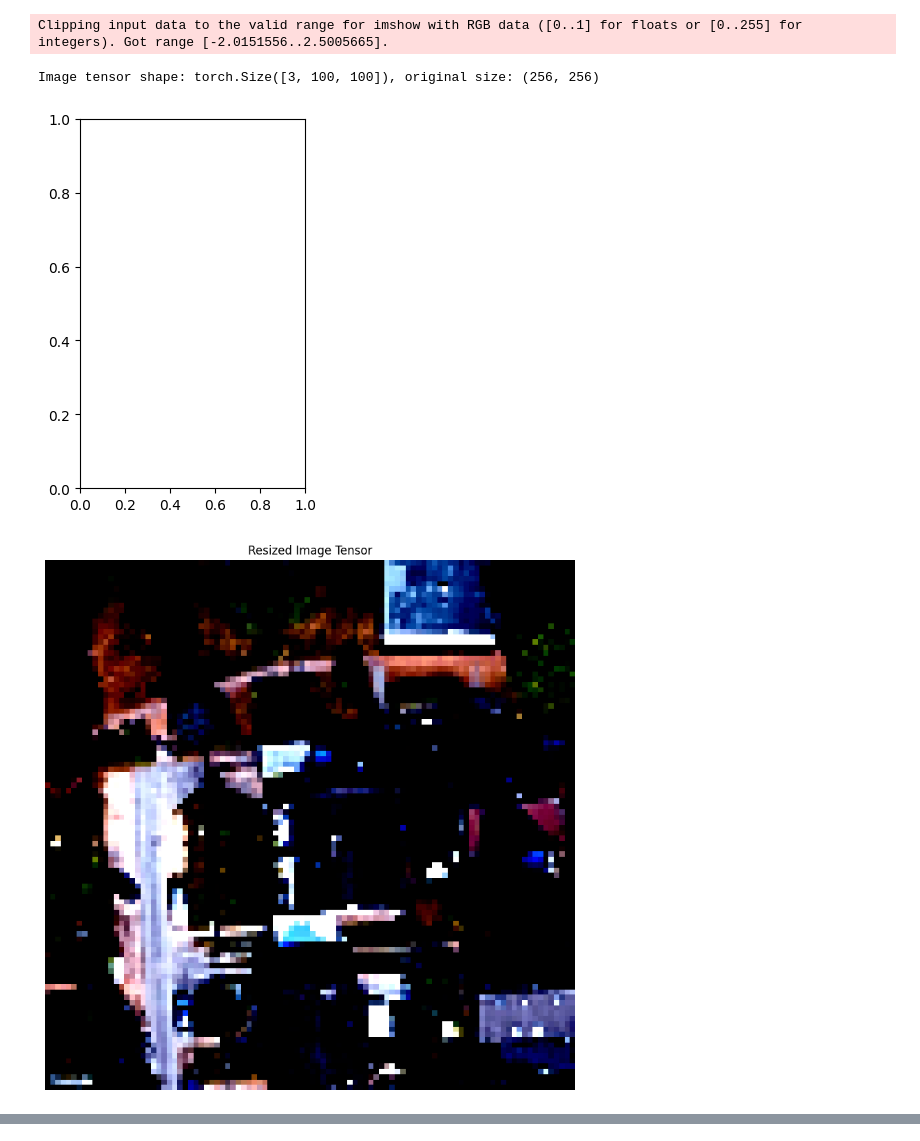
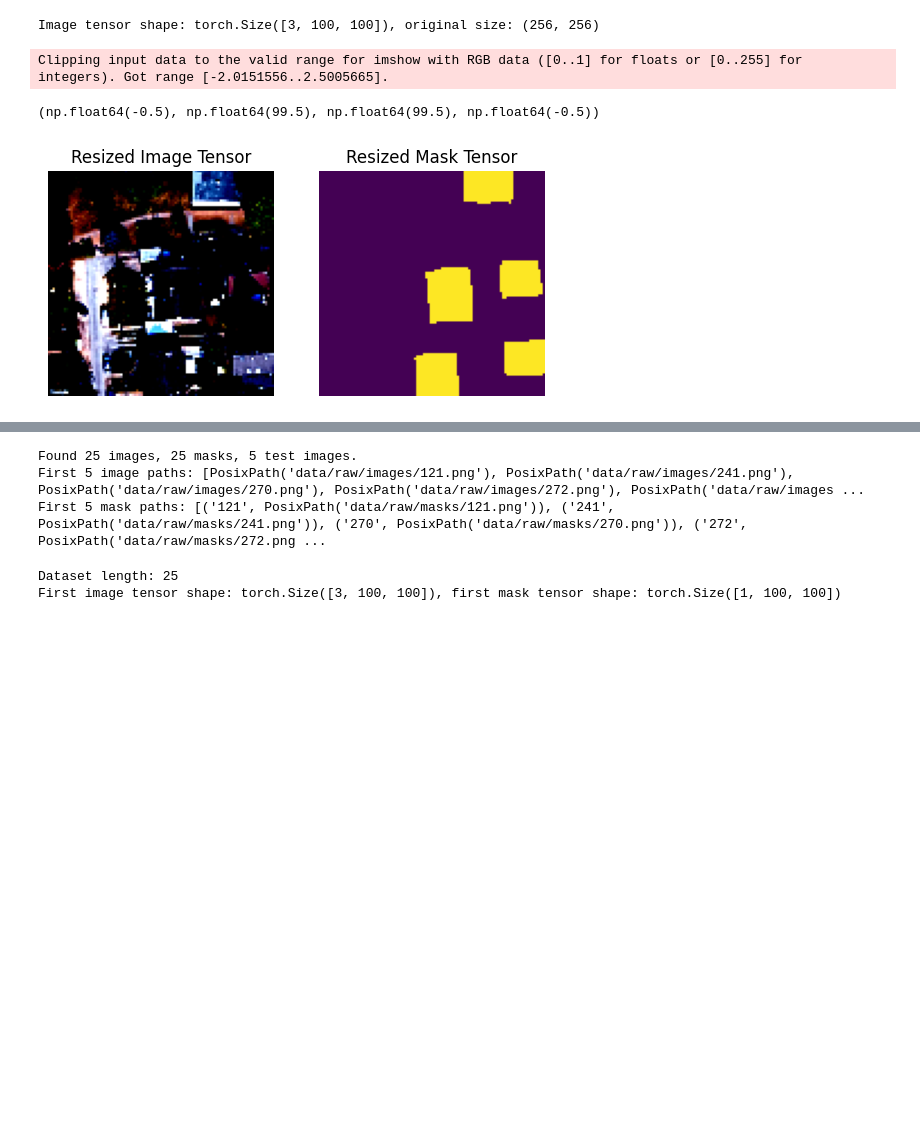
Before and after one commit to AntoineHocquet/dida-roof-seg, a Jupyter notebook: notebook.ipynb, the cells around one changed output, grey strips where cells are left out. Saved outputs shown, nothing was run; the diff lists cells and outputs as text; code cells hidden in the pictures; blank space fills up the shorter version.

```diff
--- a/notebook.ipynb
+++ b/notebook.ipynb
@@ -19,31 +18,27 @@ from dida_roofseg.io import read_image, read_mask
 # %%
 # Try to load an image and a mask
 img_path = Path('data/raw/images/121.png')
 mask_path = Path('data/raw/masks/121.png')
 img_tensor, orig_size = read_image(img_path, image_size=100)
 print(f"Image tensor shape: {img_tensor.shape}, original size: {orig_size}")
 
 # Plot the image and mask
 import matplotlib.pyplot as plt
 
 # Plot Resized Image
 plt.subplot(1, 2, 1)
-plt.figure(figsize=(5, 5))
 plt.imshow(img_tensor.permute(1, 2, 0).numpy())
 plt.title("Resized Image Tensor")
 plt.axis('off')
-plt.show()
 
 # Plot Mask
 mask_tensor = read_mask(mask_path, image_size=100)
 plt.subplot(1, 2, 2)
-plt.figure(figsize=(5, 5))
 plt.imshow(mask_tensor.permute(1, 2, 0).numpy())
 plt.title("Resized Mask Tensor")
 plt.axis('off')
-plt.show()
 # %% [output]
-Clipping input data to the valid range for imshow with RGB data ([0..1] for floats or [0..255] for integers). Got range [-2.0151556..2.5005665].
+Image tensor shape: torch.Size([3, 100, 100]), original size: (256, 256)
-Image tensor shape: torch.Size([3, 100, 100]), original size: (256, 256)
+Clipping input data to the valid range for imshow with RGB data ([0..1] for floats or [0..255] for integers). Got range [-2.0151556..2.5005665].
+(np.float64(-0.5), np.float64(99.5), np.float64(99.5), np.float64(-0.5))
-[figure, old version]
+[figure, new version]
-[figure, removed]
@@ -51,0 +45,21 @@ Image tensor shape: torch.Size([3, 100, 100]), original size: (256, 256)
+# %%
+# Lists all the files in data/raw/images
+from dida_roofseg.io import discover_pairs
+img_paths, mask_dict, test_img_paths = discover_pairs('data/raw')
+print(f"Found {len(img_paths)} images, {len(mask_dict)} masks, {len(test_img_paths)} test images.")
+print("First 5 image paths:", img_paths[:5])
+print("First 5 mask paths:", list(mask_dict.items())[:5])
+# %% [output]
+Found 25 images, 25 masks, 5 test images.
+First 5 image paths: [PosixPath('data/raw/images/121.png'), PosixPath('data/raw/images/241.png'), PosixPath('data/raw/images/270.png'), PosixPath('data/raw/images/272.png'), PosixPath('data/raw/images ...
+First 5 mask paths: [('121', PosixPath('data/raw/masks/121.png')), ('241', PosixPath('data/raw/masks/241.png')), ('270', PosixPath('data/raw/masks/270.png')), ('272', PosixPath('data/raw/masks/272.png ...
+# %%
+# Try to use the RoofDataset class
+from dida_roofseg.dataset import RoofDataset
+dataset = RoofDataset(mode='train', image_paths=img_paths, mask_dir_map=mask_dict, image_size=100)
+print(f"Dataset length: {len(dataset)}")
+img_tensor, mask_tensor = dataset[0]
+print(f"First image tensor shape: {img_tensor.shape}, first mask tensor shape: {mask_tensor.shape}")
+# %% [output]
+Dataset length: 25
+First image tensor shape: torch.Size([3, 100, 100]), first mask tensor shape: torch.Size([1, 100, 100])
```
Also changed, not shown: parts of 5 cells of this notebook, 8 other files.
